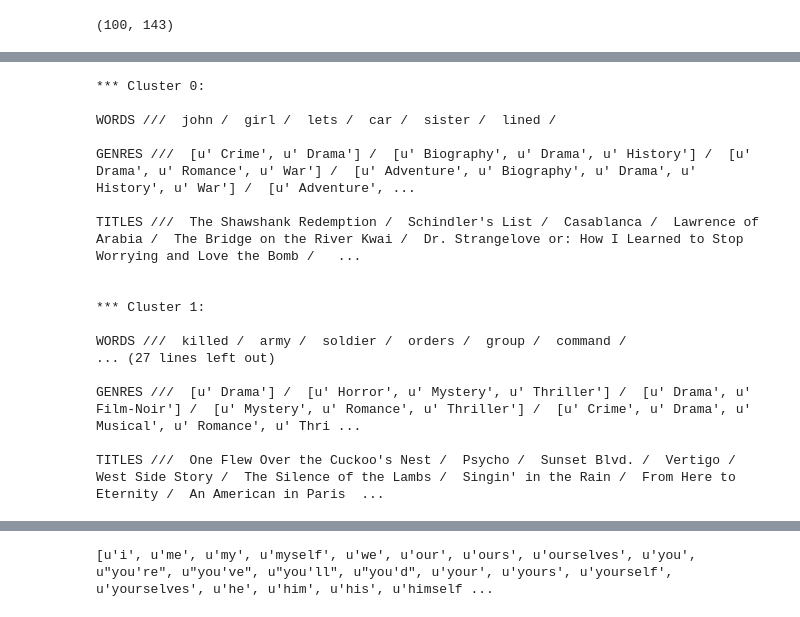
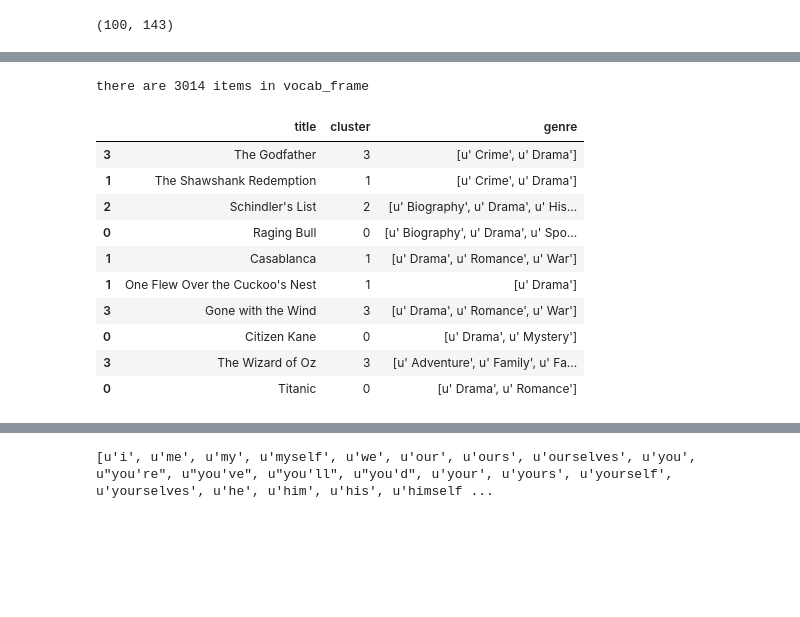
Before and after one commit to mlares/diplodatos_unsupervised, a Jupyter notebook: KMeans_demo1-MovieReviews.ipynb, the cells around one changed output, grey strips where cells are left out. Cells and saved outputs as stored; diff of their text form; code cells hidden in the pictures; blank space fills up the shorter version.

```diff
--- a/KMeans_demo1-MovieReviews.ipynb
+++ b/KMeans_demo1-MovieReviews.ipynb
@@ -183,36 +222,5 @@ frame.ix[0]
-# %%
-for i in range(num_clusters):
-    print("*** Cluster %d:" % i, end='\n\n')
-
-    print("WORDS /// ", end='')
-    for ind in order_centroids[i, :6]: #replace 6 with n words per cluster
-        print(' %s' % vocab_frame.ix[terms[ind].split(' ')].values.tolist()[0][0].encode('utf-8', 'ignore'), end=' / ')
-    print('\n')
-
-    print("GENRES /// ", end='')
-    for title in frame.ix[i]['genre'].values.tolist():
-         print(' %s / ' % title, end='')
-    print('\n')
-
-    print("TITLES /// ", end='')
-    for title in frame.ix[i]['title'].values.tolist():
-         print(' %s / ' % title, end='')
-    print('\n\n')
-# %% [output]
-*** Cluster 0:
-
-WORDS ///  john /  girl /  lets /  car /  sister /  lined /
-
-GENRES ///  [u' Crime', u' Drama'] /  [u' Biography', u' Drama', u' History'] /  [u' Drama', u' Romance', u' War'] /  [u' Adventure', u' Biography', u' Drama', u' History', u' War'] /  [u' Adventure', ...
-
-TITLES ///  The Shawshank Redemption /  Schindler's List /  Casablanca /  Lawrence of Arabia /  The Bridge on the River Kwai /  Dr. Strangelove or: How I Learned to Stop Worrying and Love the Bomb /   ...
-
-
-*** Cluster 1:
-
-WORDS ///  killed /  army /  soldier /  orders /  group /  command /
-... (27 lines left out)
-
-GENRES ///  [u' Drama'] /  [u' Horror', u' Mystery', u' Thriller'] /  [u' Drama', u' Film-Noir'] /  [u' Mystery', u' Romance', u' Thriller'] /  [u' Crime', u' Drama', u' Musical', u' Romance', u' Thri ...
-
-TITLES ///  One Flew Over the Cuckoo's Nest /  Psycho /  Sunset Blvd. /  Vertigo /  West Side Story /  The Silence of the Lambs /  Singin' in the Rain /  From Here to Eternity /  An American in Paris  ...
+# %%
+vocab_frame = pd.DataFrame({'words': totalvocab_tokenized}, index = totalvocab_tokenized)
+print('there are ' + str(vocab_frame.shape[0]) + ' items in vocab_frame')
+# %% [output]
+there are 3014 items in vocab_frame
@@ -218,0 +254,14 @@ TITLES ///  One Flew Over the Cuckoo's Nest /  Psycho /  Sunset Blvd. /  Vertigo
+# %%
+frame[0:10]
+# %% [output]
+|  | title | cluster | genre |
+| 3 | The Godfather | 3 | [u' Crime', u' Drama'] |
+| 1 | The Shawshank Redemption | 1 | [u' Crime', u' Drama'] |
+| 2 | Schindler's List | 2 | [u' Biography', u' Drama', u' His... |
+| 0 | Raging Bull | 0 | [u' Biography', u' Drama', u' Spo... |
+| 1 | Casablanca | 1 | [u' Drama', u' Romance', u' War'] |
+| 1 | One Flew Over the Cuckoo's Nest | 1 | [u' Drama'] |
+| 3 | Gone with the Wind | 3 | [u' Drama', u' Romance', u' War'] |
+| 0 | Citizen Kane | 0 | [u' Drama', u' Mystery'] |
+| 3 | The Wizard of Oz | 3 | [u' Adventure', u' Family', u' Fa... |
+| 0 | Titanic | 0 | [u' Drama', u' Romance'] |
```
Also changed, not shown: parts of 30 cells of this notebook.
